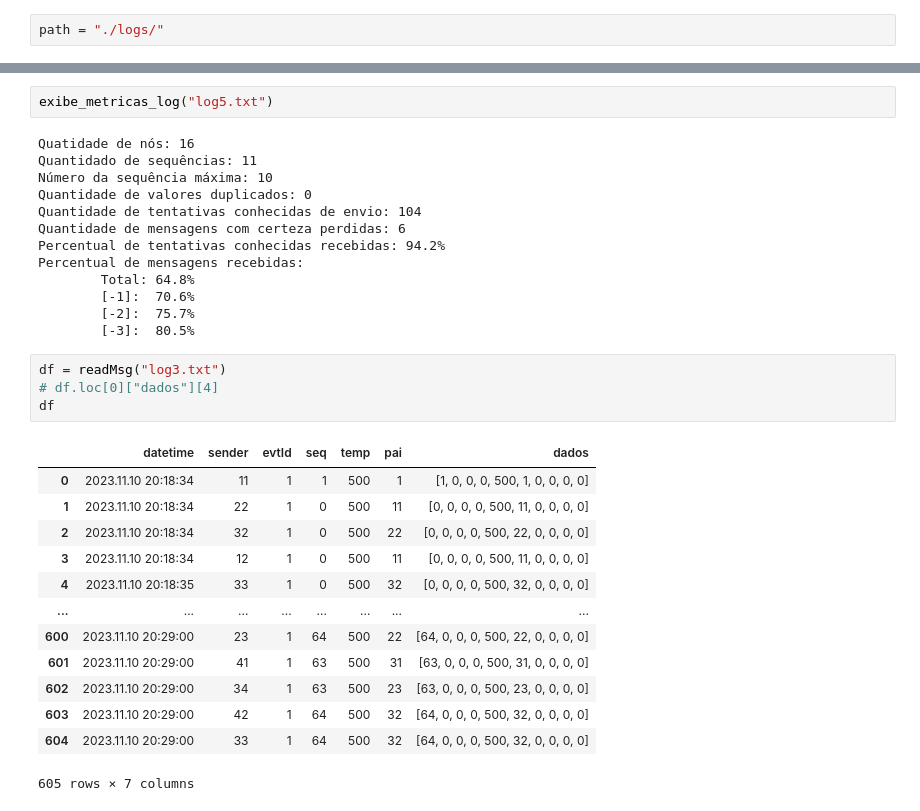
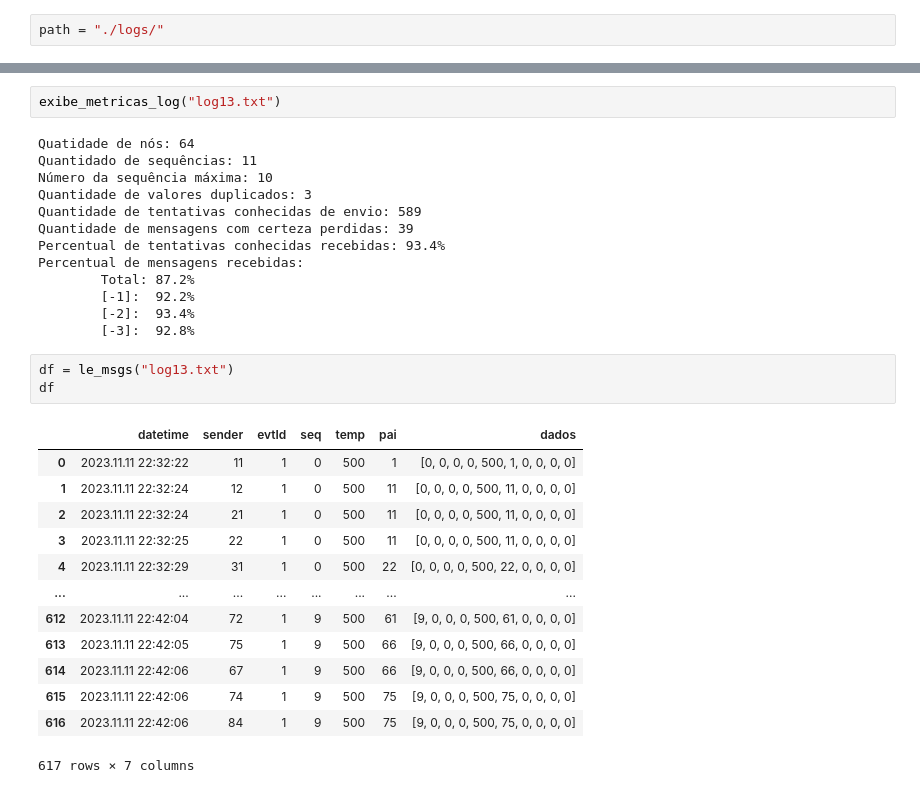
Before and after one commit to PDTCCLF/INF1350---Projetos, a Jupyter notebook: RSSF/testeQualidade/testeQualidade.ipynb, the cells around one changed output, grey strips where cells are left out. Saved outputs shown, nothing was run; the diff lists cells and outputs as text.

```diff
--- a/RSSF/testeQualidade/testeQualidade.ipynb
+++ b/RSSF/testeQualidade/testeQualidade.ipynb
@@ -105,38 +77,37 @@ def exibe_metricas_log(filename):
     print("\t[-2]:  %.1f%%"%(calcula(dfpv[:-2])*100))
     print("\t[-3]:  %.1f%%"%(calcula(dfpv[:-3])*100))
 # %%
-exibe_metricas_log("log5.txt")
+exibe_metricas_log("log13.txt")
 # %% [output]
-Quatidade de nós: 16
+Quatidade de nós: 64
 Quantidado de sequências: 11
 Número da sequência máxima: 10
-Quantidade de valores duplicados: 0
-Quantidade de tentativas conhecidas de envio: 104
-Quantidade de mensagens com certeza perdidas: 6
-Percentual de tentativas conhecidas recebidas: 94.2%
+Quantidade de valores duplicados: 3
+Quantidade de tentativas conhecidas de envio: 589
+Quantidade de mensagens com certeza perdidas: 39
+Percentual de tentativas conhecidas recebidas: 93.4%
 Percentual de mensagens recebidas:
-        Total: 64.8%
-        [-1]:  70.6%
-        [-2]:  75.7%
-        [-3]:  80.5%
+        Total: 87.2%
+        [-1]:  92.2%
+        [-2]:  93.4%
+        [-3]:  92.8%
-# %%
-df = readMsg("log3.txt")
-# df.loc[0]["dados"][4]
-df
-# %% [output]
-|  | datetime | sender | evtId | seq | temp | pai | dados |
-| 0 | 2023.11.10 20:18:34 | 11 | 1 | 1 | 500 | 1 | [1, 0, 0, 0, 500, 1, 0, 0, 0, 0] |
-| 1 | 2023.11.10 20:18:34 | 22 | 1 | 0 | 500 | 11 | [0, 0, 0, 0, 500, 11, 0, 0, 0, 0] |
-| 2 | 2023.11.10 20:18:34 | 32 | 1 | 0 | 500 | 22 | [0, 0, 0, 0, 500, 22, 0, 0, 0, 0] |
-| 3 | 2023.11.10 20:18:34 | 12 | 1 | 0 | 500 | 11 | [0, 0, 0, 0, 500, 11, 0, 0, 0, 0] |
-| 4 | 2023.11.10 20:18:35 | 33 | 1 | 0 | 500 | 32 | [0, 0, 0, 0, 500, 32, 0, 0, 0, 0] |
-| ... | ... | ... | ... | ... | ... | ... | ... |
-| 600 | 2023.11.10 20:29:00 | 23 | 1 | 64 | 500 | 22 | [64, 0, 0, 0, 500, 22, 0, 0, 0, 0] |
-| 601 | 2023.11.10 20:29:00 | 41 | 1 | 63 | 500 | 31 | [63, 0, 0, 0, 500, 31, 0, 0, 0, 0] |
-| 602 | 2023.11.10 20:29:00 | 34 | 1 | 63 | 500 | 23 | [63, 0, 0, 0, 500, 23, 0, 0, 0, 0] |
-| 603 | 2023.11.10 20:29:00 | 42 | 1 | 64 | 500 | 32 | [64, 0, 0, 0, 500, 32, 0, 0, 0, 0] |
-| 604 | 2023.11.10 20:29:00 | 33 | 1 | 64 | 500 | 32 | [64, 0, 0, 0, 500, 32, 0, 0, 0, 0] |
-605 rows × 7 columns
+# %%
+df = le_msgs("log13.txt")
+df
+# %% [output]
+|  | datetime | sender | evtId | seq | temp | pai | dados |
+| 0 | 2023.11.11 22:32:22 | 11 | 1 | 0 | 500 | 1 | [0, 0, 0, 0, 500, 1, 0, 0, 0, 0] |
+| 1 | 2023.11.11 22:32:24 | 12 | 1 | 0 | 500 | 11 | [0, 0, 0, 0, 500, 11, 0, 0, 0, 0] |
+| 2 | 2023.11.11 22:32:24 | 21 | 1 | 0 | 500 | 11 | [0, 0, 0, 0, 500, 11, 0, 0, 0, 0] |
+| 3 | 2023.11.11 22:32:25 | 22 | 1 | 0 | 500 | 11 | [0, 0, 0, 0, 500, 11, 0, 0, 0, 0] |
+| 4 | 2023.11.11 22:32:29 | 31 | 1 | 0 | 500 | 22 | [0, 0, 0, 0, 500, 22, 0, 0, 0, 0] |
+| ... | ... | ... | ... | ... | ... | ... | ... |
+| 612 | 2023.11.11 22:42:04 | 72 | 1 | 9 | 500 | 61 | [9, 0, 0, 0, 500, 61, 0, 0, 0, 0] |
+| 613 | 2023.11.11 22:42:05 | 75 | 1 | 9 | 500 | 66 | [9, 0, 0, 0, 500, 66, 0, 0, 0, 0] |
+| 614 | 2023.11.11 22:42:06 | 67 | 1 | 9 | 500 | 66 | [9, 0, 0, 0, 500, 66, 0, 0, 0, 0] |
+| 615 | 2023.11.11 22:42:06 | 74 | 1 | 9 | 500 | 75 | [9, 0, 0, 0, 500, 75, 0, 0, 0, 0] |
+| 616 | 2023.11.11 22:42:06 | 84 | 1 | 9 | 500 | 75 | [9, 0, 0, 0, 500, 75, 0, 0, 0, 0] |
+617 rows × 7 columns
 # %%
 dfpv = pd.pivot_table(df, index="seq",columns="sender",values="temp",aggfunc="count")
 dfpv
```
Also changed, not shown: parts of 12 cells of this notebook, 21 other files.
